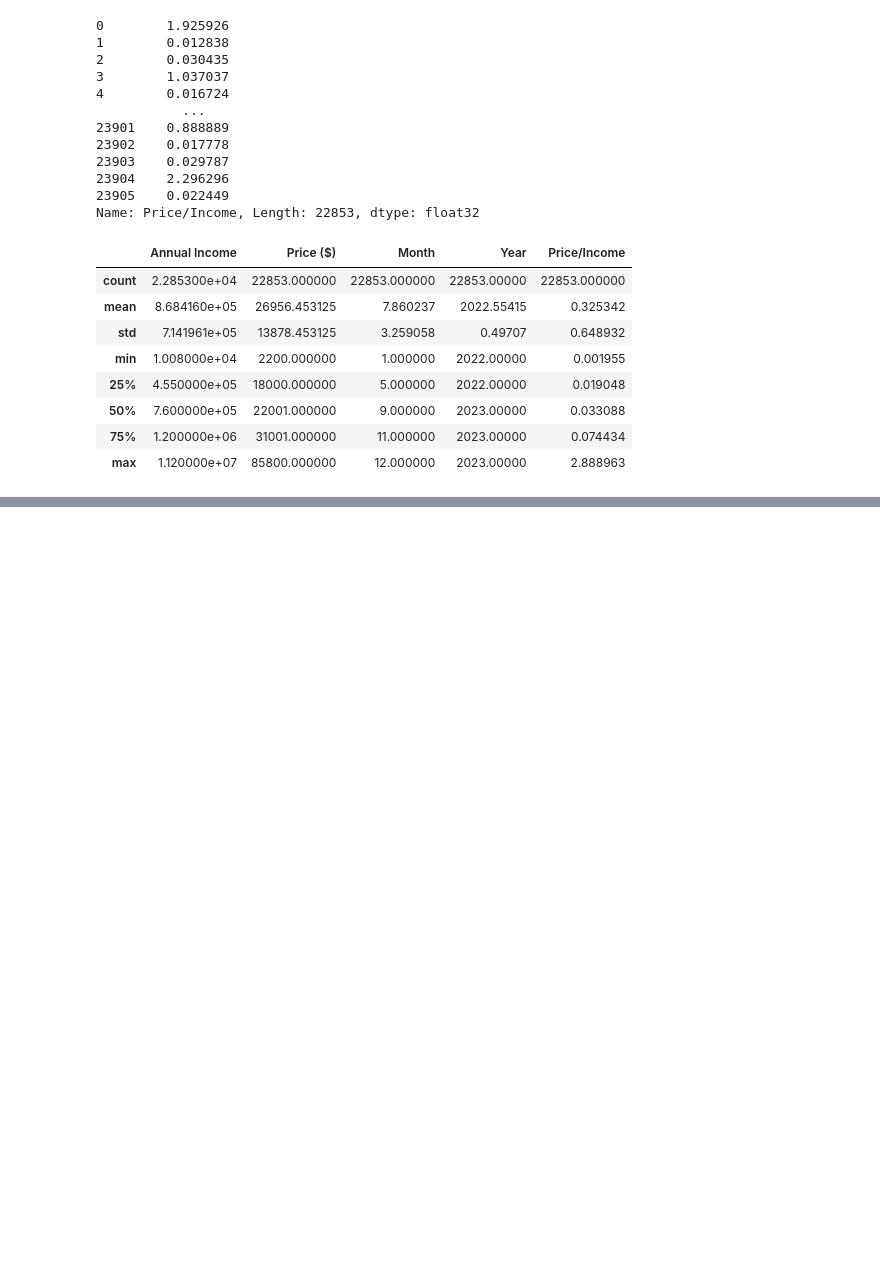
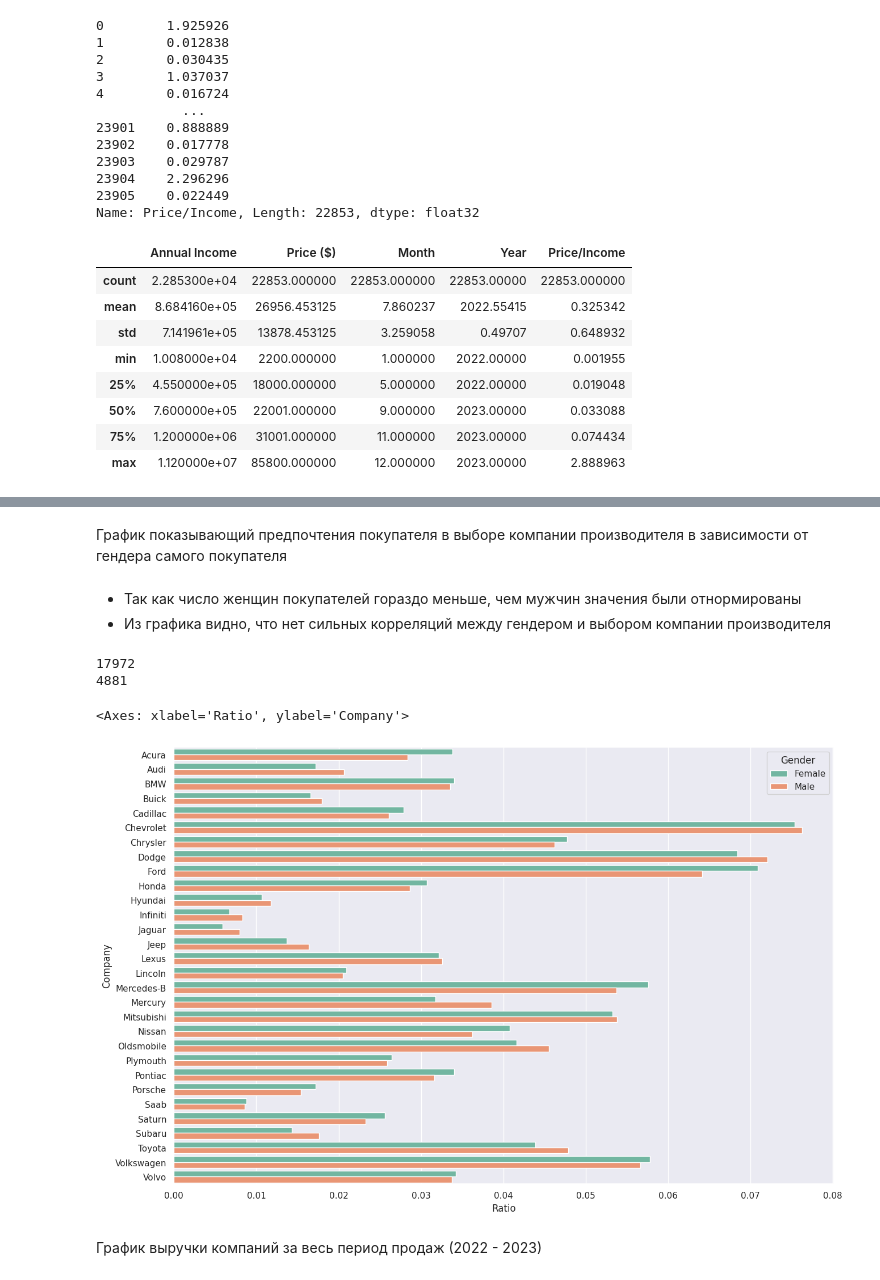
Before and after one commit to MedvedevIgS/IIS_Lab1, a Jupyter notebook: edu/edu.ipynb, the cells around one changed output, grey strips where cells are left out. Drawn from its saved outputs; the diff is of its cells as text; code cells hidden in the pictures; blank space fills up the shorter version.

```diff
--- a/edu/edu.ipynb
+++ b/edu/edu.ipynb
@@ -483,0 +482,34 @@ sns.barplot(data=df_revenue, x ="Count", y = "Company", hue="Year", palette='Set
+# %% [markdown]
+График показывающий предпочтения покупателя в выборе компании производителя в зависимости от гендера самого покупателя
+# %% [markdown]
+* Так как число женщин покупателей гораздо меньше, чем мужчин значения были отнормированы
+* Из графика видно, что нет сильных корреляций между гендером и выбором компании производителя
+# %%
+df_gender = df.groupby(["Company", "Gender"])['Price ($)'].count().reset_index(name = "Count")
+#df_gender
+all_m = df_gender.loc[df_gender["Gender"]=="Male"]['Count'].sum()
+all_f = df_gender.loc[df_gender["Gender"]=="Female"]['Count'].sum()
+print(all_m)
+print(all_f)
+
+def divide_by_total(row):
+    if row['Gender'] == 'Male':
+        return row['Count'] / all_m
+    elif row['Gender'] == 'Female':
+        return row['Count'] / all_f
+    else:
+        raise ValueError("Unexpected gender value in dataframe.")
+
+df_gender['Ratio'] = df_gender.apply(divide_by_total, axis=1)
+#df_gender
+#df_gender["Count"] = df_gender["Count"].astype(float)/all_m if df_gender["Gender"]=="Male" else df_gender["Count"].astype(float)/all_f
+mlt.pyplot.figure(figsize = (15,10))
+sns.barplot(data=df_gender, x ="Ratio", y = "Company", hue="Gender", palette='Set2')
+#mlt.pyplot.savefig("G_Sale_Company_Year.png")
+# %% [output]
+17972
+4881
+<Axes: xlabel='Ratio', ylabel='Company'>
+[figure, added]
+# %% [markdown]
+График выручки компаний за весь период продаж (2022 - 2023)
```
Also changed, not shown: parts of 71 cells of this notebook.
